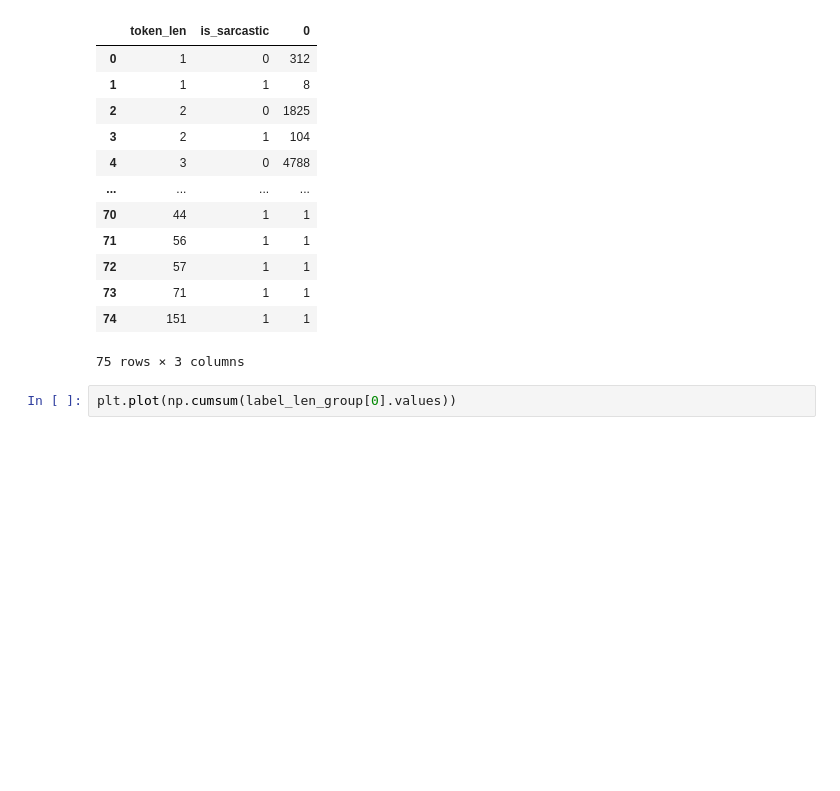
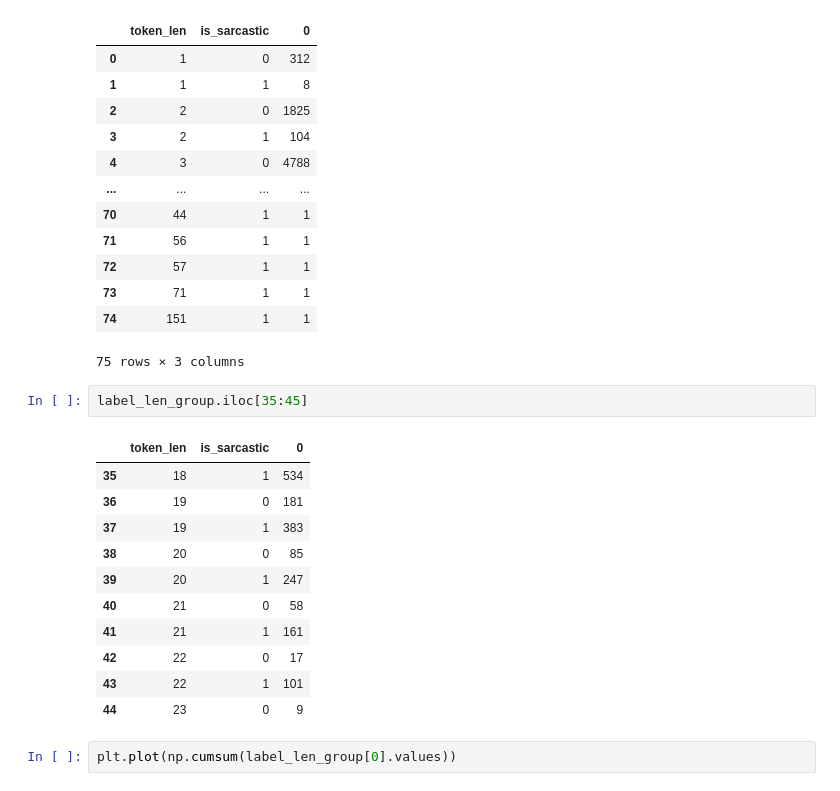
Before and after one commit to yagnesh7/dsga1001-term-project, a Jupyter notebook: notebooks/02_eda.ipynb, the cells around one changed output. Cells and saved outputs as stored; diff of their text form; blank space fills up the shorter version.

```diff
--- a/notebooks/02_eda.ipynb
+++ b/notebooks/02_eda.ipynb
@@ -114,6 +114,20 @@ label_len_group
 | 73 | 71 | 1 | 1 |
 | 74 | 151 | 1 | 1 |
 75 rows × 3 columns
+# %%
+label_len_group.iloc[35:45]
+# %% [output]
+|  | token_len | is_sarcastic | 0 |
+| 35 | 18 | 1 | 534 |
+| 36 | 19 | 0 | 181 |
+| 37 | 19 | 1 | 383 |
+| 38 | 20 | 0 | 85 |
+| 39 | 20 | 1 | 247 |
+| 40 | 21 | 0 | 58 |
+| 41 | 21 | 1 | 161 |
+| 42 | 22 | 0 | 17 |
+| 43 | 22 | 1 | 101 |
+| 44 | 23 | 0 | 9 |
 # %%
 plt.plot(np.cumsum(label_len_group[0].values))
 # %% [output]
```
Also changed, not shown: parts of 6 cells of this notebook, 1 other file.
